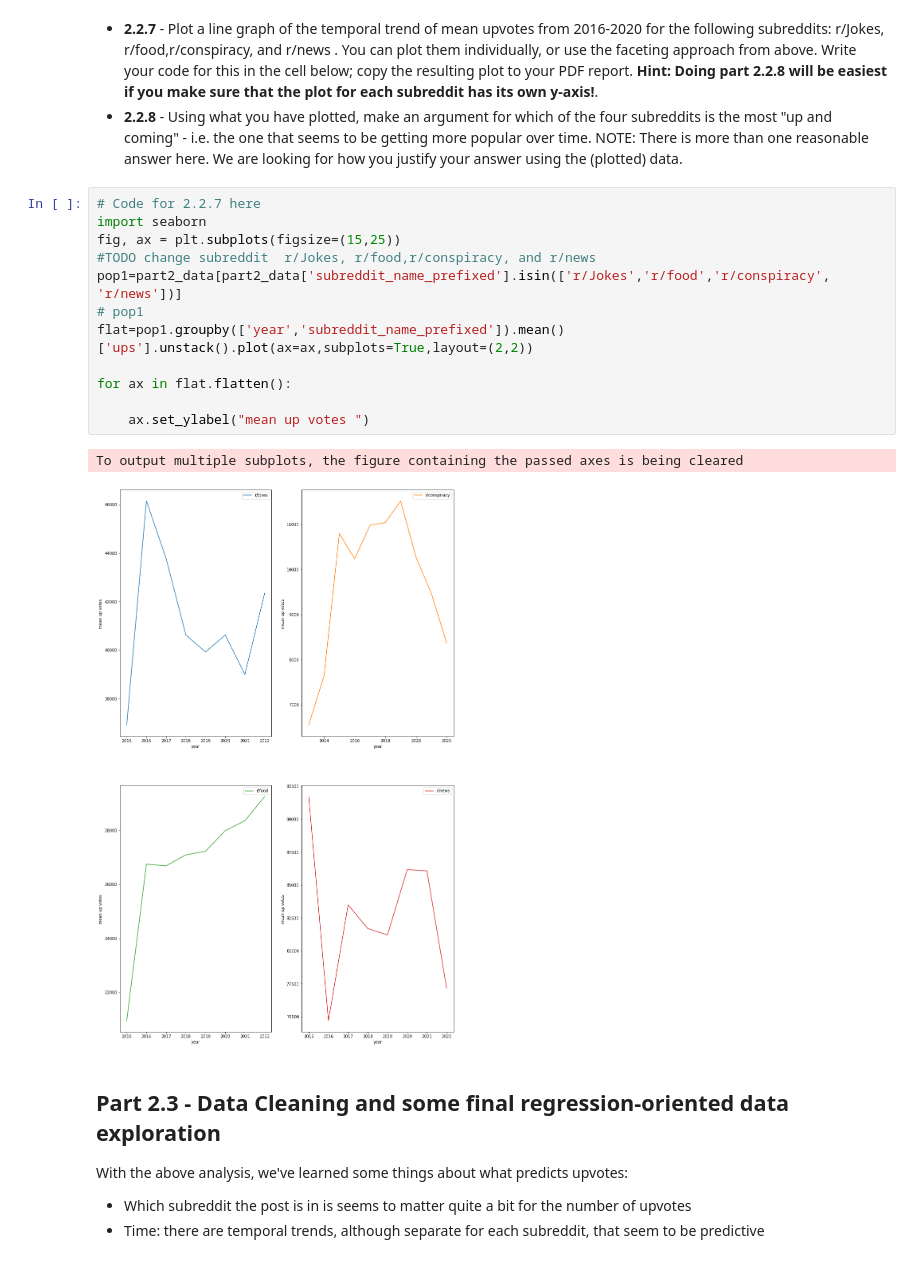
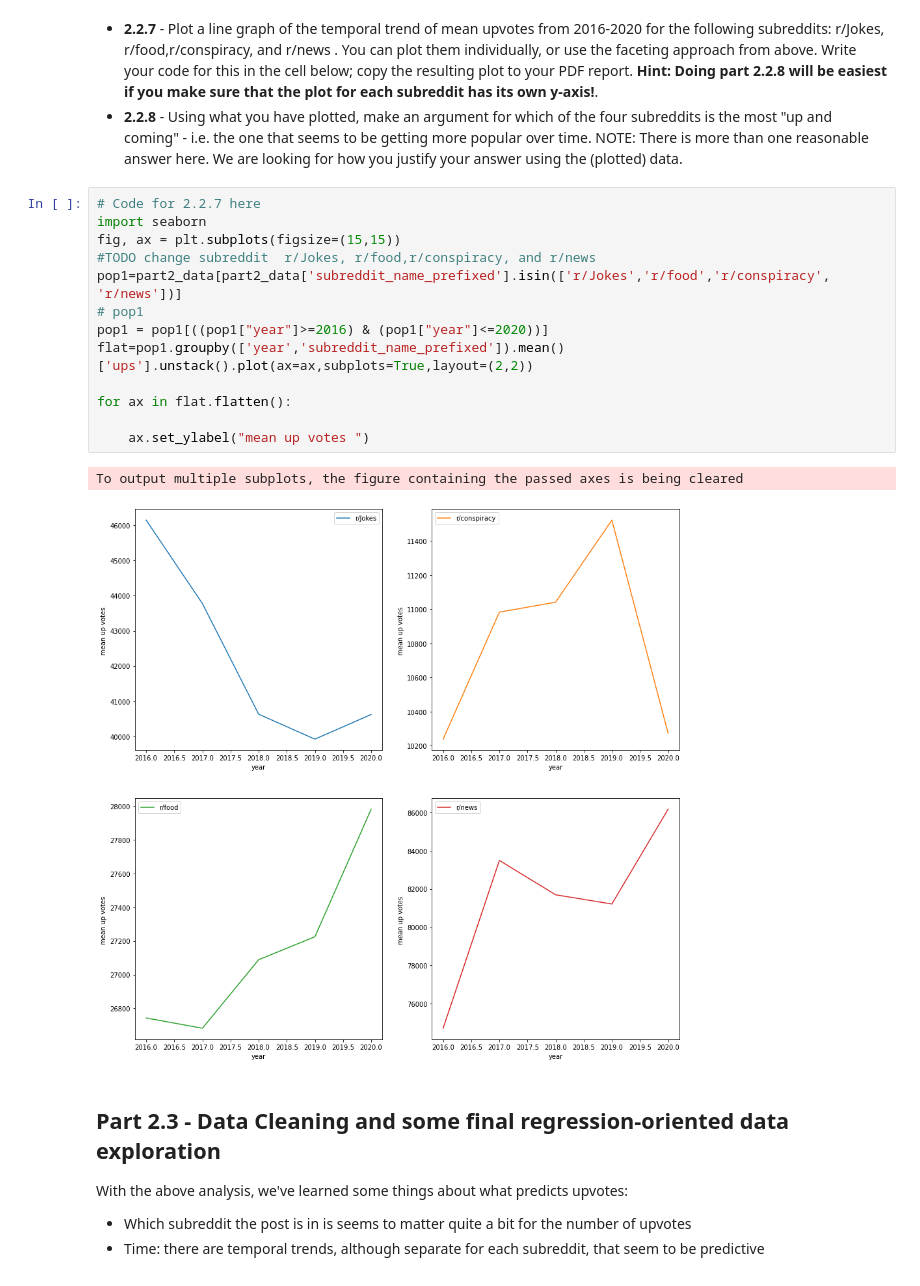
Before and after one commit to IAM-RAAVAAN/ml-project, a Jupyter notebook: assignment_1_474_s22_working.ipynb, the cells around one changed output. Saved outputs shown, nothing was run; the diff lists cells and outputs as text.

Commit message:
heatmap_doc changes

```diff
--- a/assignment_1_474_s22_working.ipynb
+++ b/assignment_1_474_s22_working.ipynb
@@ -447,18 +447,19 @@ filter.groupby('year').mean()
 # %%
 # Code for 2.2.7 here
 import seaborn
-fig, ax = plt.subplots(figsize=(15,25))
+fig, ax = plt.subplots(figsize=(15,15))
 #TODO change subreddit  r/Jokes, r/food,r/conspiracy, and r/news
 pop1=part2_data[part2_data['subreddit_name_prefixed'].isin(['r/Jokes','r/food','r/conspiracy',  'r/news'])]
 # pop1
+pop1 = pop1[((pop1["year"]>=2016) & (pop1["year"]<=2020))]
 flat=pop1.groupby(['year','subreddit_name_prefixed']).mean()['ups'].unstack().plot(ax=ax,subplots=True,layout=(2,2))
 
 for ax in flat.flatten():
 
     ax.set_ylabel("mean up votes ")
 # %% [output]
 To output multiple subplots, the figure containing the passed axes is being cleared
-[figure, old version]
+[figure, new version]
 # %% [markdown]
 ## Part 2.3 - Data Cleaning and some final regression-oriented data exploration
 
```
Also changed, not shown: parts of 8 cells of this notebook, 4 other files.
